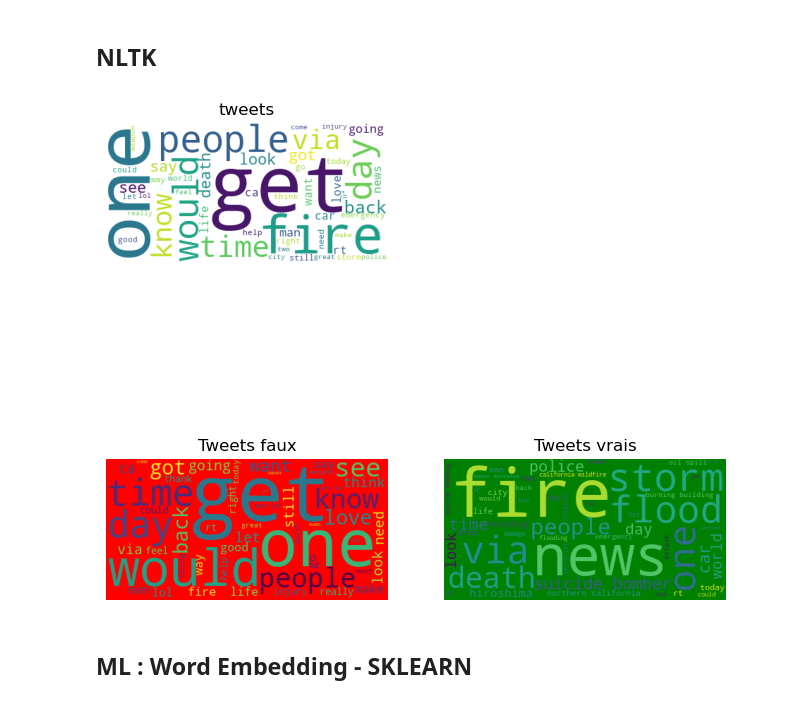
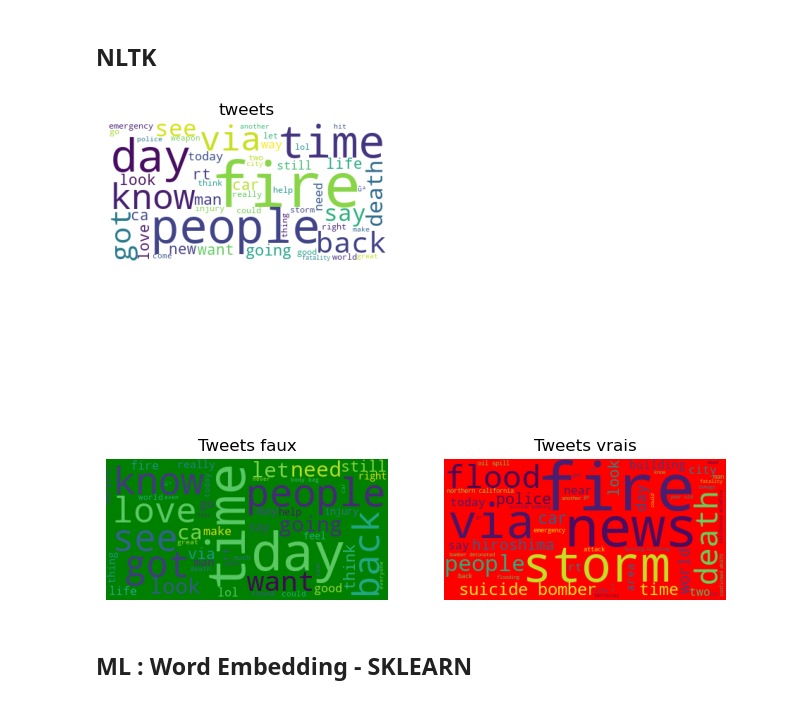
Before and after one commit to brusadelli-luca/disaster_tweets, a Jupyter notebook: disaster_tweets_ML.ipynb, the cells around one changed output. Saved outputs shown, nothing was run; the diff lists cells and outputs as text; code cells hidden in the pictures.

```diff
--- a/disaster_tweets_ML.ipynb
+++ b/disaster_tweets_ML.ipynb
@@ -139,10 +182,15 @@ def text_processing(text):
     tokens = [word for word in tokens if word[0] != "'"]
     tokens = [word for word in tokens if word != "n't"]
     tokens = [word for word in tokens if word != "amp"]
+    tokens = [word for word in tokens if word != "new"]
+    tokens = [word for word in tokens if word != "one"]
+    tokens = [word for word in tokens if word != "like"]
+    tokens = [word for word in tokens if word != "get"]
+    tokens = [word for word in tokens if word != "would"]
 
     tokens = [word for word in tokens if word[0:len("\x89")] != "\x89"]
-    tokens = [word for word in tokens if word[0:len("Û_")] != "Û_"]
-    tokens = [word for word in tokens if word[0:len("Û")] != "Û"]
+    tokens = [word for word in tokens if word[0:len("û_")] != "û_"]
+    tokens = [word for word in tokens if word[0:len("û")] != "û"]
 
     tokens = ' '.join(tokens)
 
@@ -153,5 +201,5 @@ def text_processing(text):
 #df = pd.read_csv('votre_fichier.csv')
 # %%
 # Appliquer la fonction Cleanup à tous les textes dans la colonne "text"
-df2['text_process'] = df['text'].apply(text_processing)
+df['text_process'] = df['text'].apply(text_processing)
 # %%
@@ -159,7 +207,7 @@ df2['text_process'] = df['text'].apply(text_processing)
 # %%
-text_process = [txt for txt in df2.text_process]
-text_process_0 = [txt for txt in df2.text_process[df.target == 0]]
-text_process_1 = [txt for txt in df2.text_process[df.target == 1]]
+text_process = [txt for txt in df.text_process]
+text_process_0 = [txt for txt in df.text_process[df.target == 0]]
+text_process_1 = [txt for txt in df.text_process[df.target == 1]]
 # %%
 #text_process
 # %%
@@ -173,31 +219,31 @@ from wordcloud import WordCloud
 # %%
 plt.figure(figsize=(8, 8))
 
 plt.subplot(2, 2, 1)
 
-wordcloud = WordCloud(background_color = 'white', stopwords = ["Û_", "new", "like"] , max_words = 50).generate(my_lst_str)
+wordcloud = WordCloud(background_color = 'white', stopwords = ["Û_"], max_words = 50).generate(my_lst_str)
 plt.imshow(wordcloud)
 
 plt.title('tweets')
 plt.axis("off")
 
 plt.subplot(2, 2, 3)
 
-wordcloud_0 = WordCloud(background_color = 'red', stopwords = ["Û_", "new", "like"] , max_words = 50).generate(my_lst_str_0)
+wordcloud_0 = WordCloud(background_color = 'green', stopwords = ["Û_"], max_words = 50).generate(my_lst_str_0)
 plt.imshow(wordcloud_0)
 
 plt.title('Tweets faux')
 plt.axis("off")
 
 
 plt.subplot(2, 2, 4)
 
-wordcloud_1 = WordCloud(background_color = 'green', stopwords = ["Û_", "new", "like"] , max_words = 50).generate(my_lst_str_1)
+wordcloud_1 = WordCloud(background_color = 'red', stopwords = ["Û_"], max_words = 50).generate(my_lst_str_1)
 plt.imshow(wordcloud_1)
 
 plt.title('Tweets vrais')
 plt.axis("off")
 
 plt.show()
 # %% [output]
-[figure, old version]
+[figure, new version]
```
Also changed, not shown: parts of 88 cells of this notebook, 2 other files.
